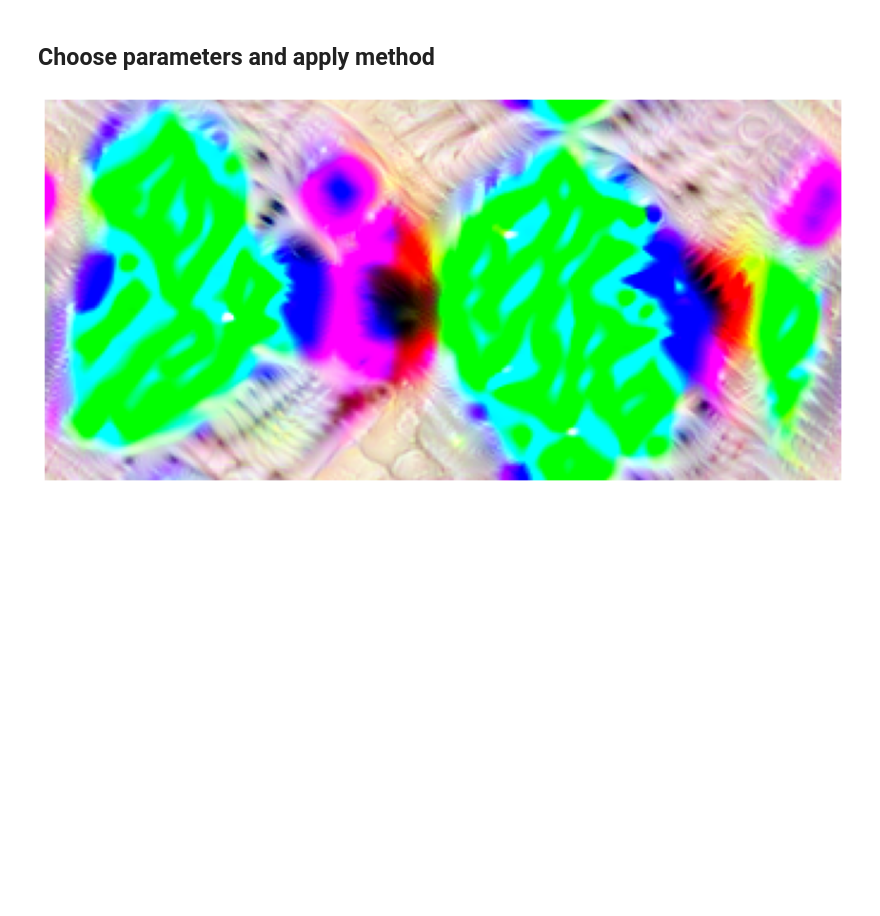
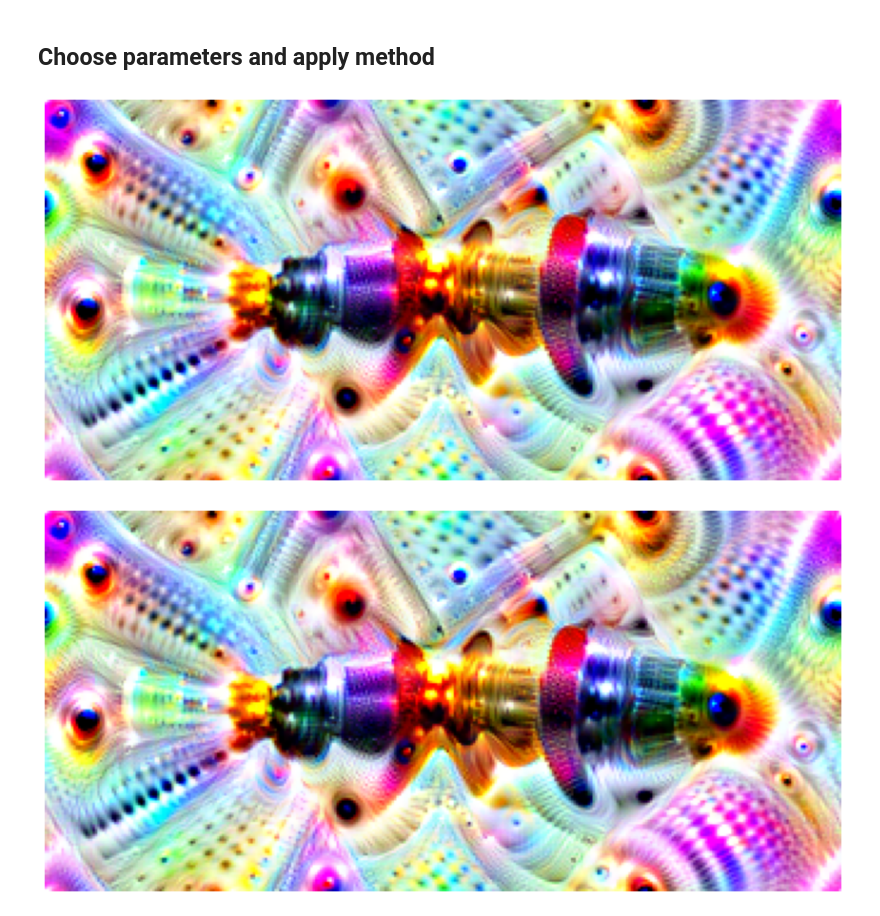
Before and after one commit to JackismyShephard/eternal-bugshine, a Jupyter notebook: playground.ipynb, the cells around one changed output. Saved outputs shown, nothing was run; the diff lists cells and outputs as text; code cells hidden in the pictures; blank space fills up the shorter version.

```diff
--- a/playground.ipynb
+++ b/playground.ipynb
@@ -104,17 +103,20 @@ print(image_path)
 # %%
 params = {
     'model': dreamnet,
-    'mean': BEETLENET_MEAN,
-    'std': BEETLENET_STD,
+    #'mean': BEETLENET_MEAN,
+    #'std': BEETLENET_STD,
     'out_info': [('layer3_4', None)],
     'num_iters': 50,
-    'lr': 0.1,
+    #'lr': 0.1,
     #'smooth_coef': 0,
     'device': device,
     #'noise': 'gaussian'
+    'output_img_path' : 'figures/dreamt_image.jpg',
+    'video_path': 'videos/dreamt_transform.gif'
 }
-config = get_new_config(params, input_name, 'figures', 'videos')
+config = get_new_config(params)
 
 output_images = dream_process(config, image_path)
 # %% [output]
-[figure, old version]
+[figure, new version]
+[figure, added]
```
Also changed, not shown: parts of 3 cells of this notebook, 4 other files.
